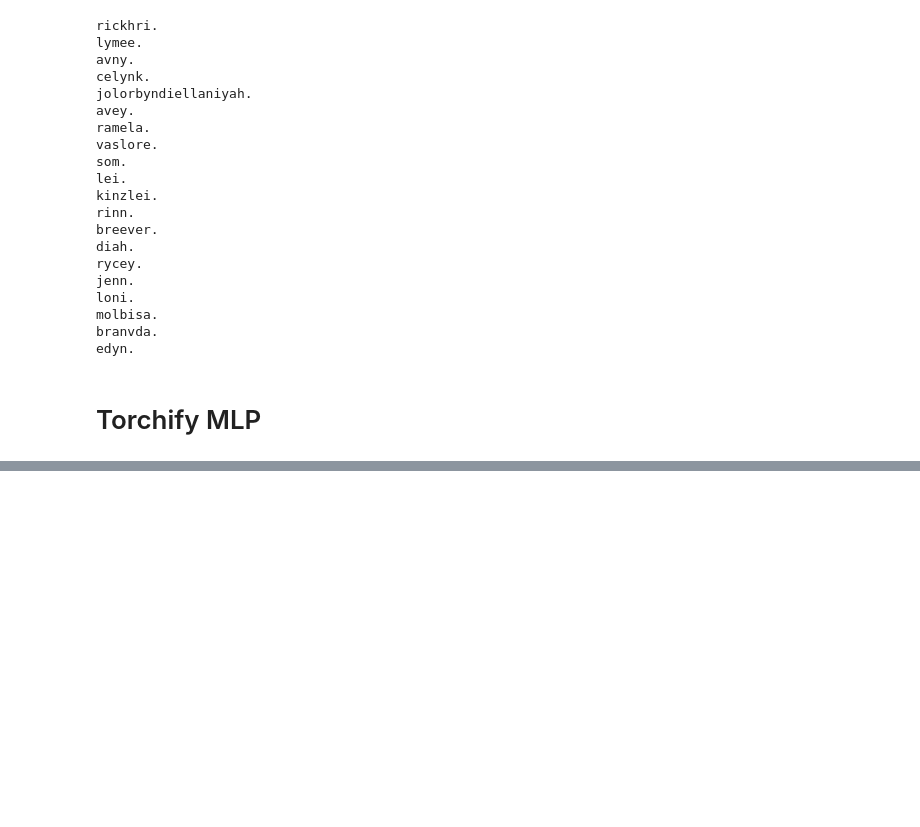
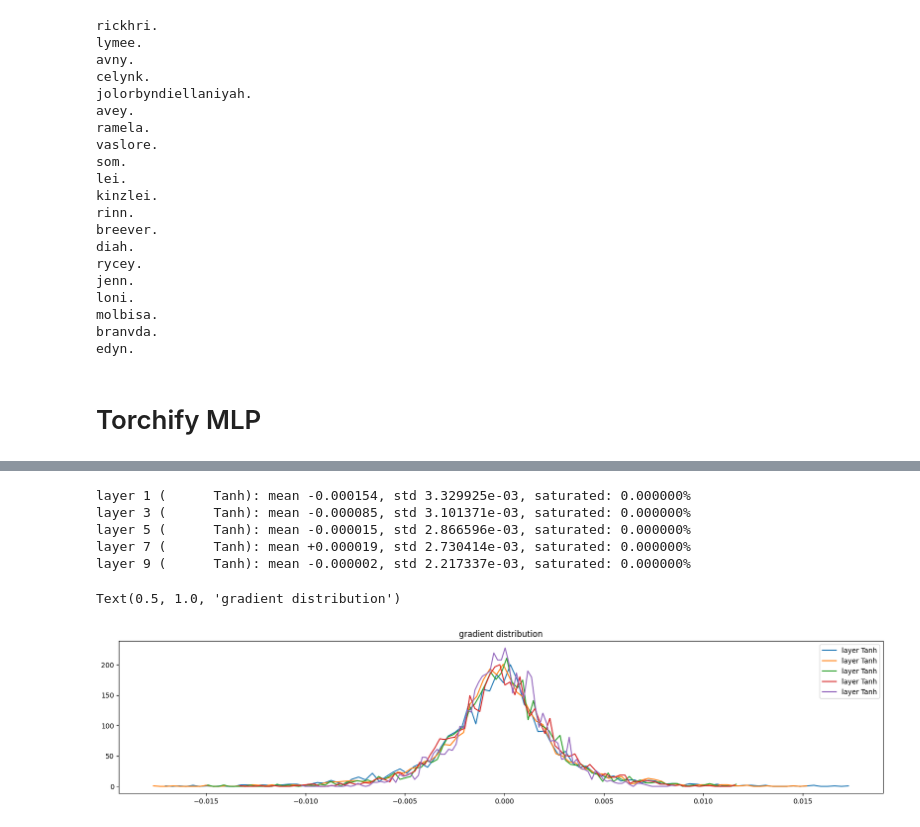
Before and after one commit to romenlaw/NaiveNeuralNetwork, a Jupyter notebook: makemore.ipynb, the cells around one changed output, grey strips where cells are left out. Cells and saved outputs as stored; diff of their text form; code cells hidden in the pictures; blank space fills up the shorter version.

```diff
--- a/makemore.ipynb
+++ b/makemore.ipynb
@@ -1756,0 +1956,21 @@ class Linear:
+# %%
+plt.figure(figsize=(20,4))
+legends=[]
+for i, layer in enumerate(layers[:-1]): # excluding the output layer
+  if isinstance(layer, Tanh):
+    t = layer.out.grad
+    print('layer %d (%10s): mean %+f, std %e, saturated: %f%%' %
+     (i, layer.__class__.__name__, t.mean(), t.std(), (t.abs()>.97).float().mean()*100 ))
+    hy, hx = torch.histogram(t, density=True)
+    plt.plot(hx[:-1].detach(), hy.detach())
+    legends.append(f'layer {layer.__class__.__name__}')
+plt.legend(legends)
+plt.title('gradient distribution')
+# %% [output]
+layer 1 (      Tanh): mean -0.000154, std 3.329925e-03, saturated: 0.000000%
+layer 3 (      Tanh): mean -0.000085, std 3.101371e-03, saturated: 0.000000%
+layer 5 (      Tanh): mean -0.000015, std 2.866596e-03, saturated: 0.000000%
+layer 7 (      Tanh): mean +0.000019, std 2.730414e-03, saturated: 0.000000%
+layer 9 (      Tanh): mean -0.000002, std 2.217337e-03, saturated: 0.000000%
+Text(0.5, 1.0, 'gradient distribution')
+[figure, added]
```
Also changed, not shown: parts of 15 cells of this notebook.
